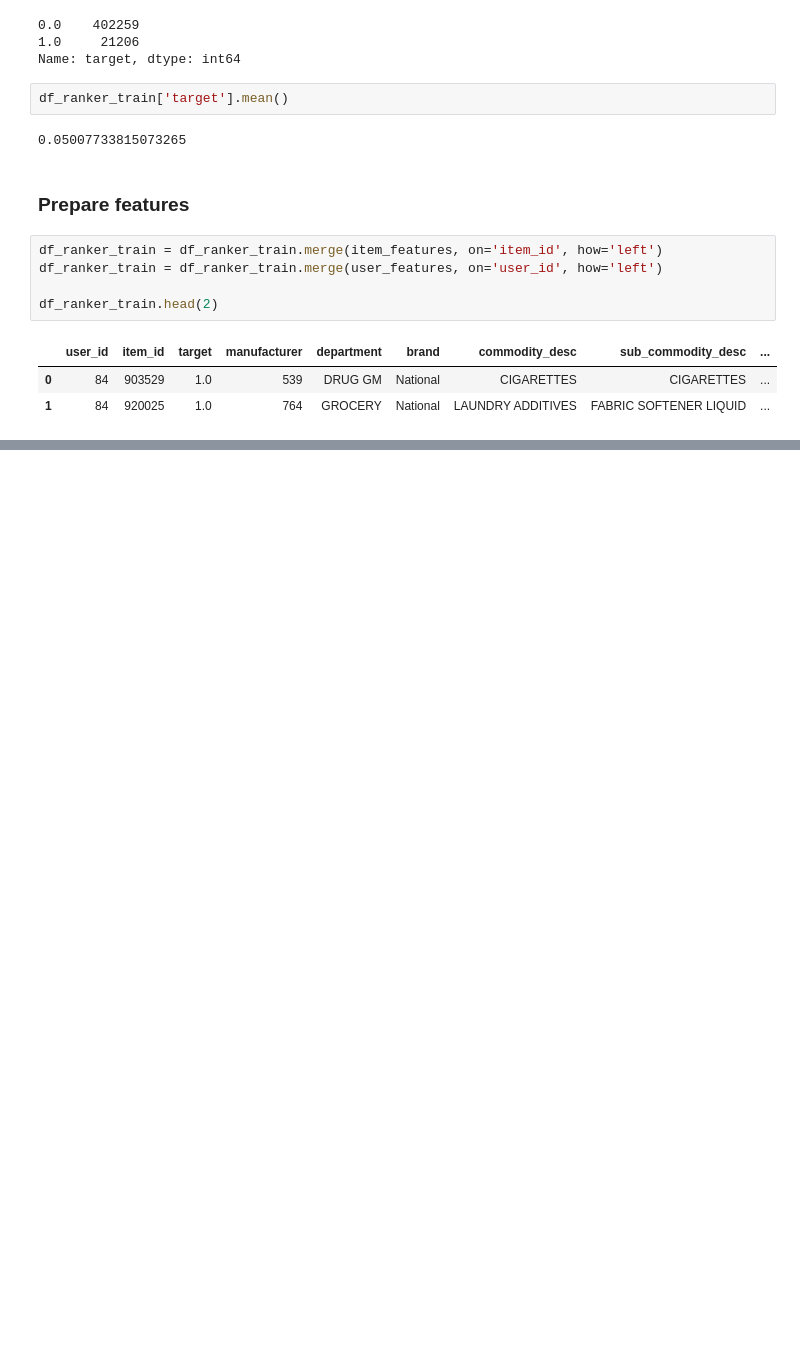
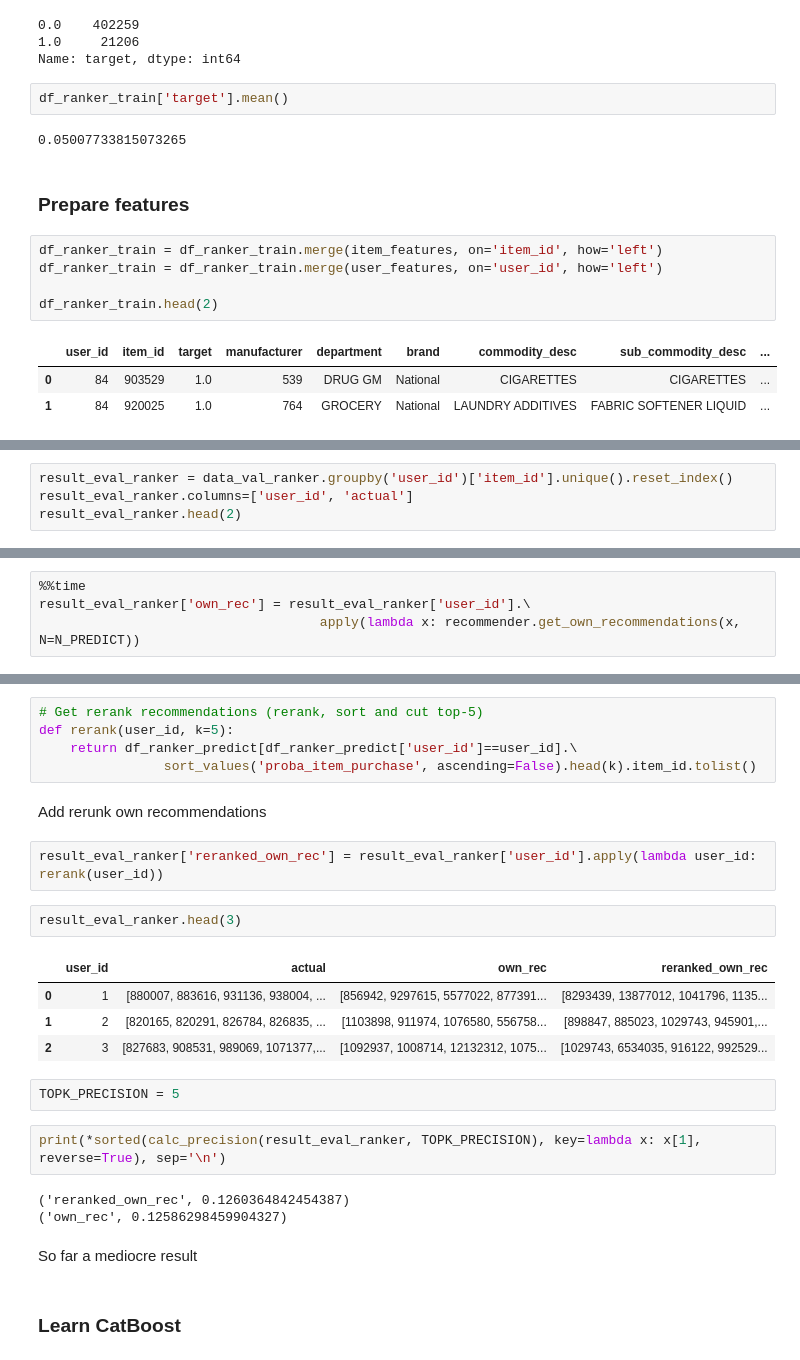
Before and after one commit to hildar/RecSys-Retail, a Jupyter notebook: train.ipynb, the cells around one changed output, grey strips where cells are left out. Cells and saved outputs as stored; diff of their text form; blank space fills up the shorter version.

```diff
--- a/train.ipynb
+++ b/train.ipynb
@@ -471,0 +540,4 @@ df_ranker_train.head(2)
+# %%
+result_eval_ranker = data_val_ranker.groupby('user_id')['item_id'].unique().reset_index()
+result_eval_ranker.columns=['user_id', 'actual']
+result_eval_ranker.head(2)
@@ -471,0 +550,4 @@ df_ranker_train.head(2)
+# %%
+%%time
+result_eval_ranker['own_rec'] = result_eval_ranker['user_id'].\
+                                    apply(lambda x: recommender.get_own_recommendations(x, N=N_PREDICT))
@@ -471,0 +557,27 @@ df_ranker_train.head(2)
+# %%
+# Get rerank recommendations (rerank, sort and cut top-5)
+def rerank(user_id, k=5):
+    return df_ranker_predict[df_ranker_predict['user_id']==user_id].\
+                sort_values('proba_item_purchase', ascending=False).head(k).item_id.tolist()
+# %% [markdown]
+Add rerunk own recommendations
+# %%
+result_eval_ranker['reranked_own_rec'] = result_eval_ranker['user_id'].apply(lambda user_id: rerank(user_id))
+# %%
+result_eval_ranker.head(3)
+# %% [output]
+|  | user_id | actual | own_rec | reranked_own_rec |
+| 0 | 1 | [880007, 883616, 931136, 938004, ... | [856942, 9297615, 5577022, 877391... | [8293439, 13877012, 1041796, 1135... |
+| 1 | 2 | [820165, 820291, 826784, 826835, ... | [1103898, 911974, 1076580, 556758... | [898847, 885023, 1029743, 945901,... |
+| 2 | 3 | [827683, 908531, 989069, 1071377,... | [1092937, 1008714, 12132312, 1075... | [1029743, 6534035, 916122, 992529... |
+# %%
+TOPK_PRECISION = 5
+# %%
+print(*sorted(calc_precision(result_eval_ranker, TOPK_PRECISION), key=lambda x: x[1], reverse=True), sep='\n')
+# %% [output]
+('reranked_own_rec', 0.1260364842454387)
+('own_rec', 0.12586298459904327)
+# %% [markdown]
+So far a mediocre result
+# %% [markdown]
+### Learn CatBoost
```
Also changed, not shown: parts of 26 cells of this notebook.
